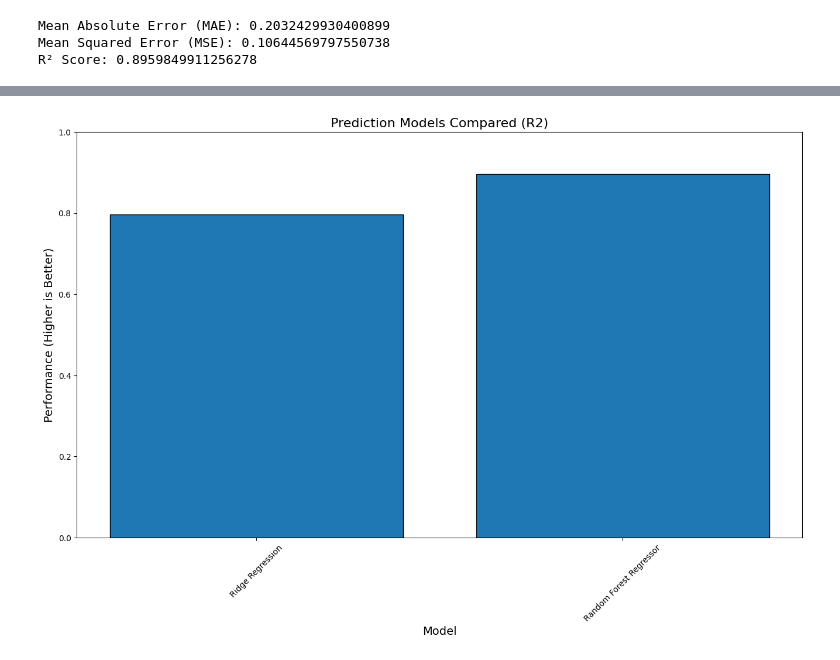
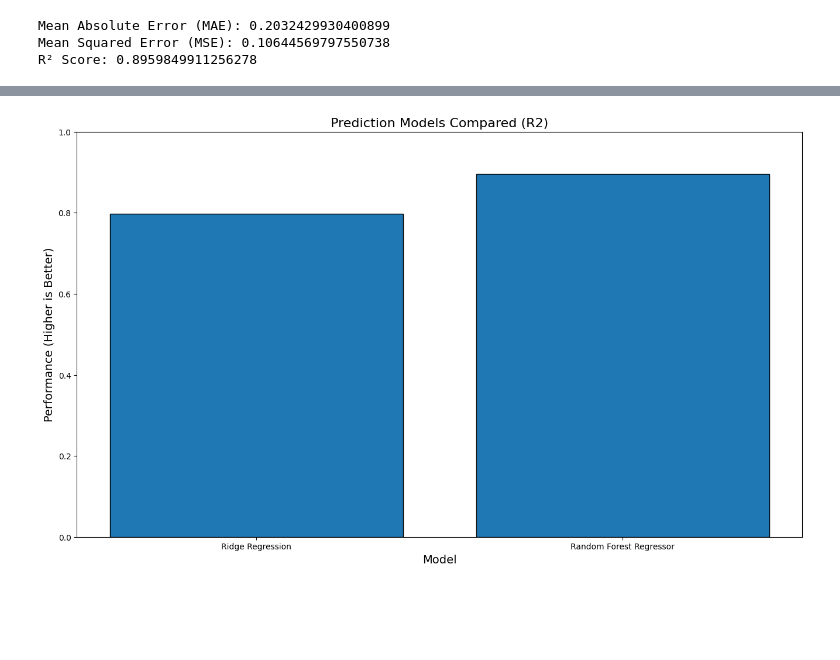
Before and after one commit to brandon-s-lin/Salary-Prediction-Model, a Jupyter notebook: Final Project Code Visuals and Machine Learning Models.ipynb, the cells around one changed output, grey strips where cells are left out. Cells and saved outputs as stored; diff of their text form; code cells hidden in the pictures; blank space fills up the shorter version.

```diff
--- a/Final Project Code Visuals and Machine Learning Models.ipynb
+++ b/Final Project Code Visuals and Machine Learning Models.ipynb
@@ -371,16 +369,15 @@ plt.show()
 # %%
 prediction_model_type = ['Ridge Regression', 'Random Forest Regressor']
 performance_values = [0.797155866570255, 0.8959849911256278]
 
 plt.figure(figsize=(16, 9))
 plt.bar(prediction_model_type, performance_values, edgecolor='black')
 
 plt.title("Prediction Models Compared (R2)", fontsize=16)
 plt.xlabel("Model", fontsize=14)
 plt.ylabel("Performance (Higher is Better)", fontsize=14)
-plt.xticks(rotation=45)
 plt.ylim(0, 1)
 
 plt.show()
 # %% [output]
-[figure, old version]
+[figure, new version]
```
Also changed, not shown: parts of 2 cells of this notebook.
